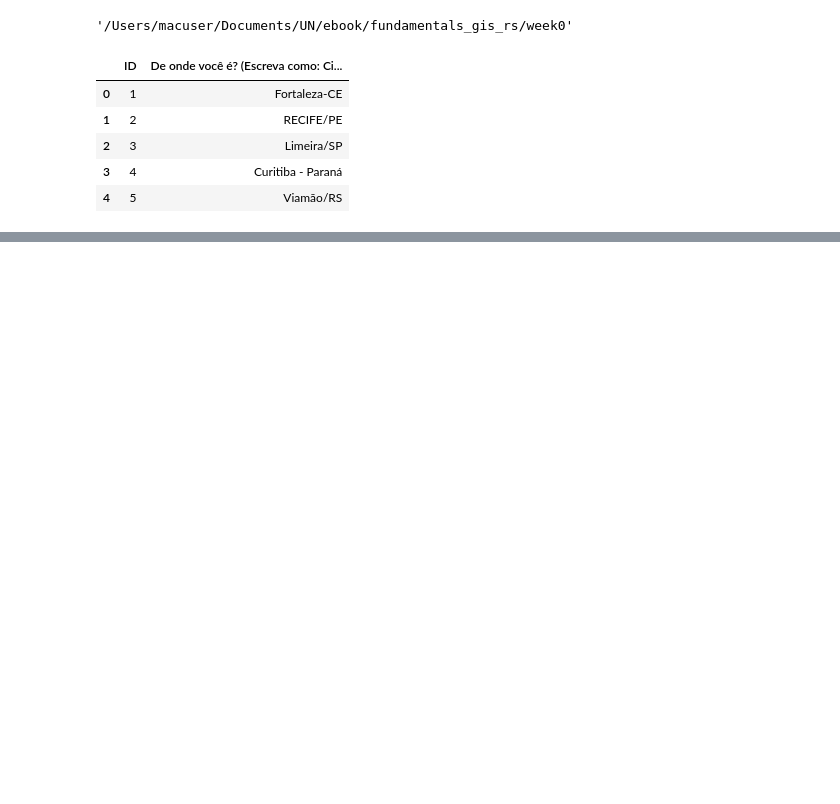
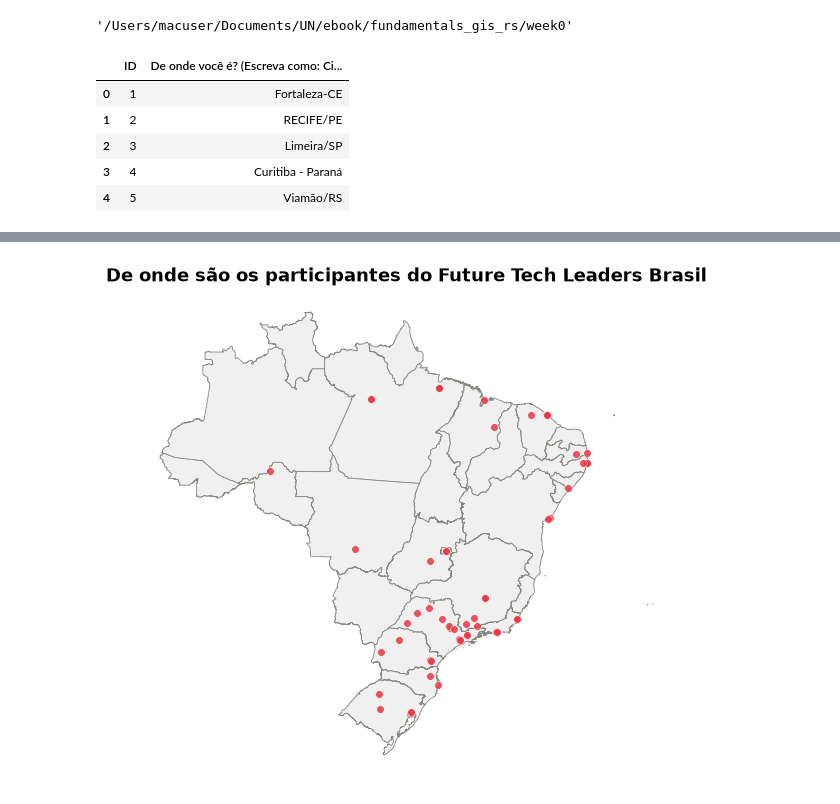
Before and after one commit to ftl-brazil-2026/ebook, a Jupyter notebook: fundamentals_gis_rs/week0/space_tech_ecossystem.ipynb, the cells around one changed output, grey strips where cells are left out. Saved outputs shown, nothing was run; the diff lists cells and outputs as text; code cells hidden in the pictures; blank space fills up the shorter version.

```diff
--- a/fundamentals_gis_rs/week0/space_tech_ecossystem.ipynb
+++ b/fundamentals_gis_rs/week0/space_tech_ecossystem.ipynb
@@ -148,0 +160,4 @@ plt.show()
+# %%
+# estados do Brasil, direto do IBGE via geobr
+brasil_gdf = geobr.read_state(year=2020)
+brasil_gdf.head()
@@ -148,0 +171,15 @@ plt.show()
+# %%
+# brasil_gdf vem em SIRGAS2000 (EPSG:4674), nossos pontos em WGS84 (EPSG:4326)
+# -- reprojetamos os pontos pro mesmo CRS do polígono antes de sobrepor os dois
+gdf_plot = gdf.to_crs(brasil_gdf.crs)
+
+fig, ax = plt.subplots(figsize=(7, 8))
+
+brasil_gdf.plot(ax=ax, color='#f0f0f0', edgecolor='#898781', linewidth=0.6)
+gdf_plot.plot(ax=ax, markersize=30, color='#e63946', alpha=0.85, edgecolor='white', linewidth=0.4)
+
+ax.set_title('De onde são os participantes do Future Tech Leaders Brasil', fontsize=13, fontweight='bold')
+ax.set_axis_off()
+plt.show()
+# %% [output]
+[figure, added]
```
Also changed, not shown: parts of 26 cells of this notebook, 10 other files.
